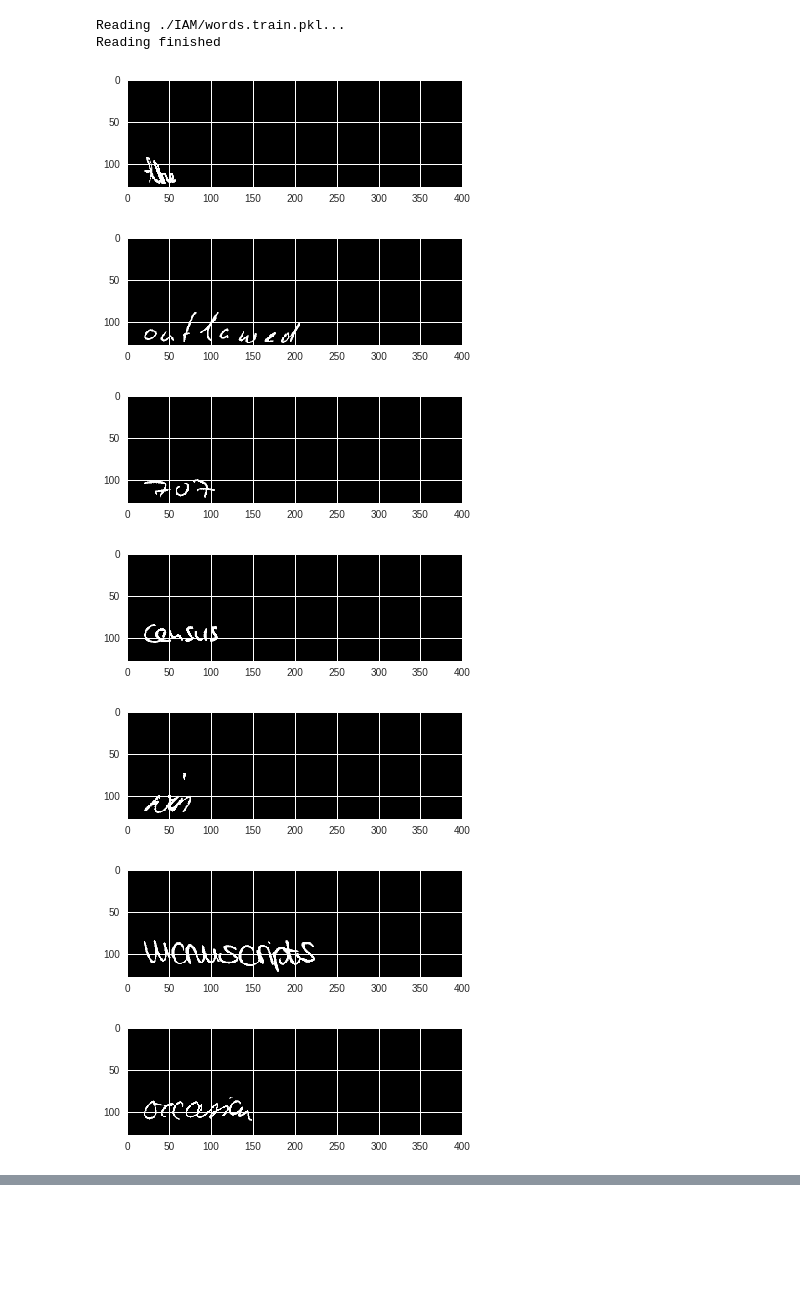
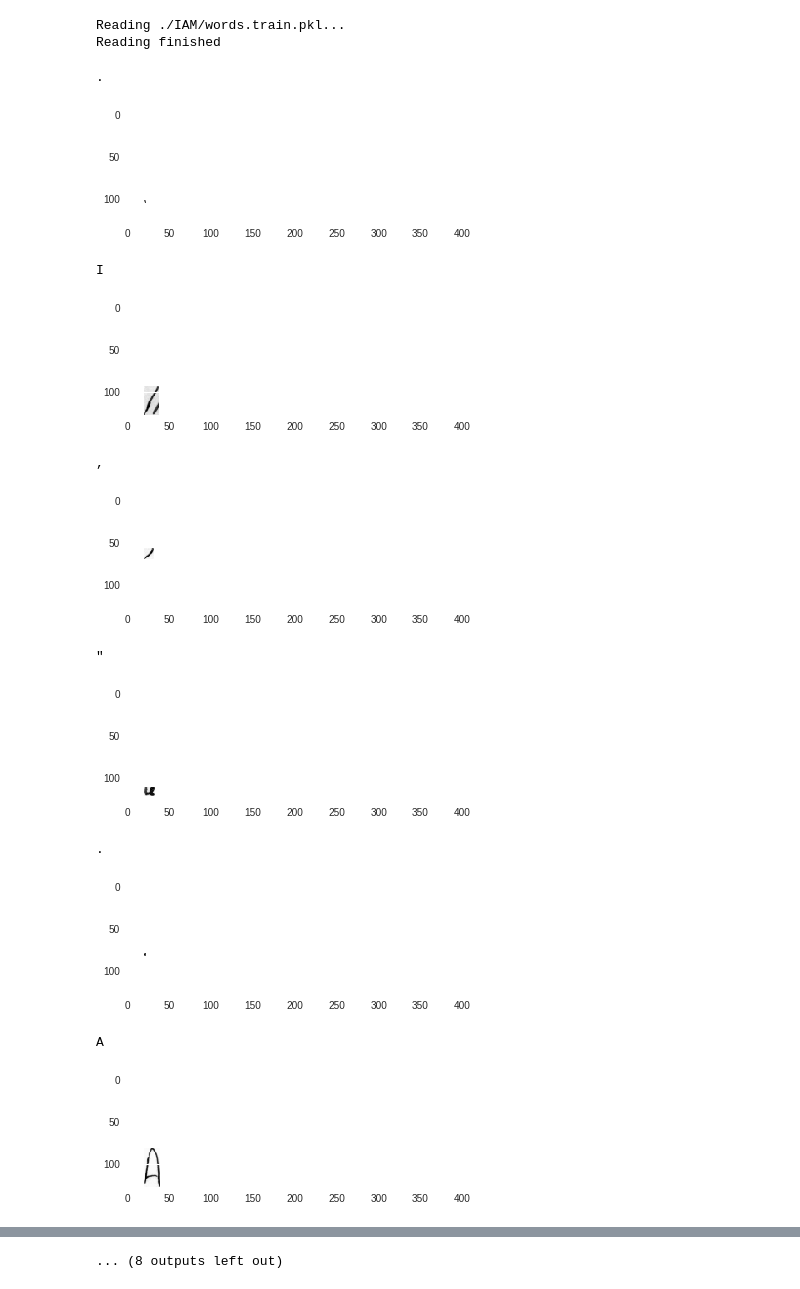
Before and after one commit to Hramchenko/Handwritting, a Jupyter notebook: colab_install_deps_min.ipynb, the cells around one changed output, grey strips where cells are left out. Saved outputs shown, nothing was run; the diff lists cells and outputs as text; code cells hidden in the pictures; blank space fills up the shorter version.

```diff
--- a/colab_install_deps_min.ipynb
+++ b/colab_install_deps_min.ipynb
@@ -70,19 +65,25 @@ words = IAMWords("train", "./IAM/")
 Reading ./IAM/words.train.pkl...
 Reading finished
 # %%
-data, target = words.make_batch(equalize=False)
+data, target = words.make_batch(use_binarization=False)
 # %%
 %matplotlib inline
 # %%
 import matplotlib.pyplot as plt
 for i in range(0, 10):
-  plt.imshow(data[i])
+  print(words.decode_word(target[i,:]))
+  plt.imshow(data[i], cmap="gray")
   plt.show()
 # %% [output]
+.
-[figure, old version]
+[figure, new version]
+I
-[figure, old version]
+[figure, new version]
+,
-[figure, old version]
+[figure, new version]
+"
-[figure, old version]
+[figure, new version]
+.
-[figure, old version]
+[figure, new version]
+A
-[figure, old version]
+[figure, new version]
-[figure, removed]
@@ -91,0 +90 @@ for i in range(0, 10):
+... (8 outputs left out)
```
Also changed, not shown: parts of 5 cells of this notebook.
